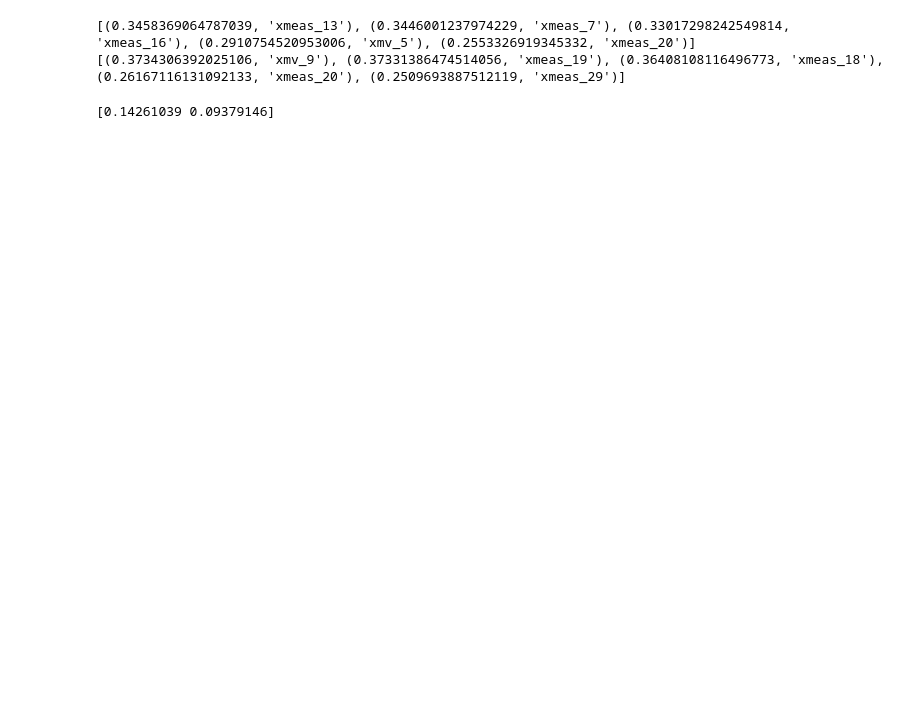
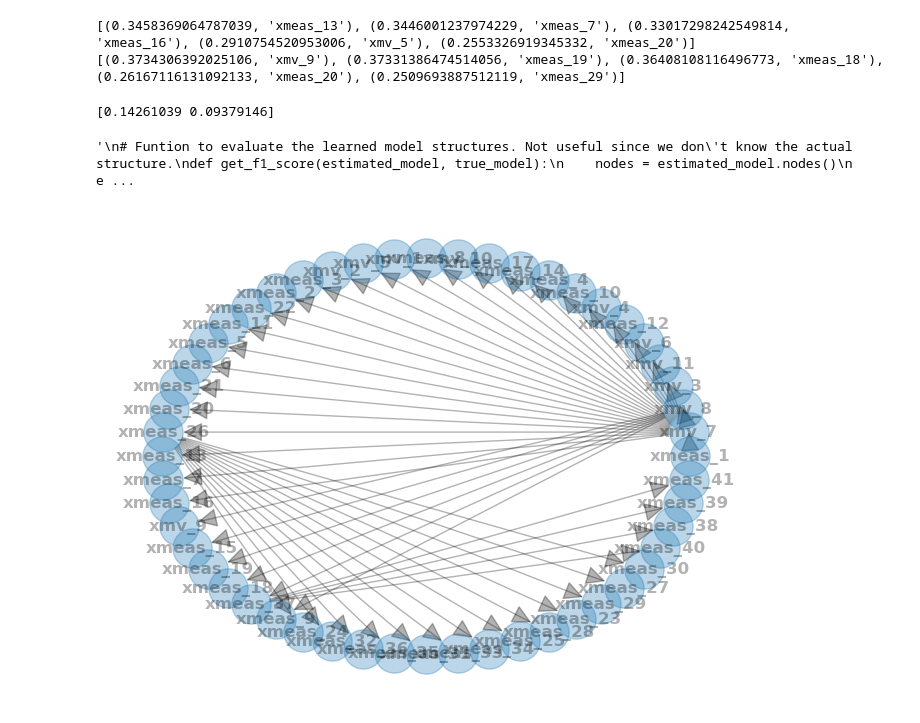
Before and after one commit to oubo2/PhD, a Jupyter notebook: unravel/Analyse_data.ipynb, the cells around one changed output. Saved outputs shown, nothing was run; the diff lists cells and outputs as text; code cells hidden in the pictures; blank space fills up the shorter version.

Commit message:
Use pgmpy for bayesian network structural learning

```diff
--- a/unravel/Analyse_data.ipynb
+++ b/unravel/Analyse_data.ipynb
@@ -39,0 +53,32 @@ print(pca.explained_variance_ratio_)
+# %%
+"""
+# Funtion to evaluate the learned model structures. Not useful since we don't know the actual structure.
+def get_f1_score(estimated_model, true_model):
+    nodes = estimated_model.nodes()
+    est_adj = nx.to_numpy_array(
+        estimated_model.to_undirected(), nodelist=nodes, weight=None
+    )
+    true_adj = nx.to_numpy_array(
+        true_model.to_undirected(), nodelist=nodes, weight=None
+    )
+
+    f1 = f1_score(np.ravel(true_adj), np.ravel(est_adj))
+    print("F1-score for the model skeleton: ", f1)
+est = PC(data=df_train_normal)
+estimated_model = est.estimate(variant="stable", max_cond_vars=4)
+get_f1_score(estimated_model, model)
+"""
+# %% [output]
+'\n# Funtion to evaluate the learned model structures. Not useful since we don\'t know the actual structure.\ndef get_f1_score(estimated_model, true_model):\n    nodes = estimated_model.nodes()\n    e ...
+# %%
+from pgmpy.estimators import TreeSearch
+
+# learn graph structure
+est = TreeSearch(df_train_normal, root_node="xmeas_1")
+dag = est.estimate(estimator_type="chow-liu")
+nx.draw_circular(
+    dag, with_labels=True, arrowsize=30, node_size=800, alpha=0.3, font_weight="bold"
+)
+plt.show()
+# %% [output]
+[figure, added]
```
Also changed, not shown: parts of 5 cells of this notebook.
